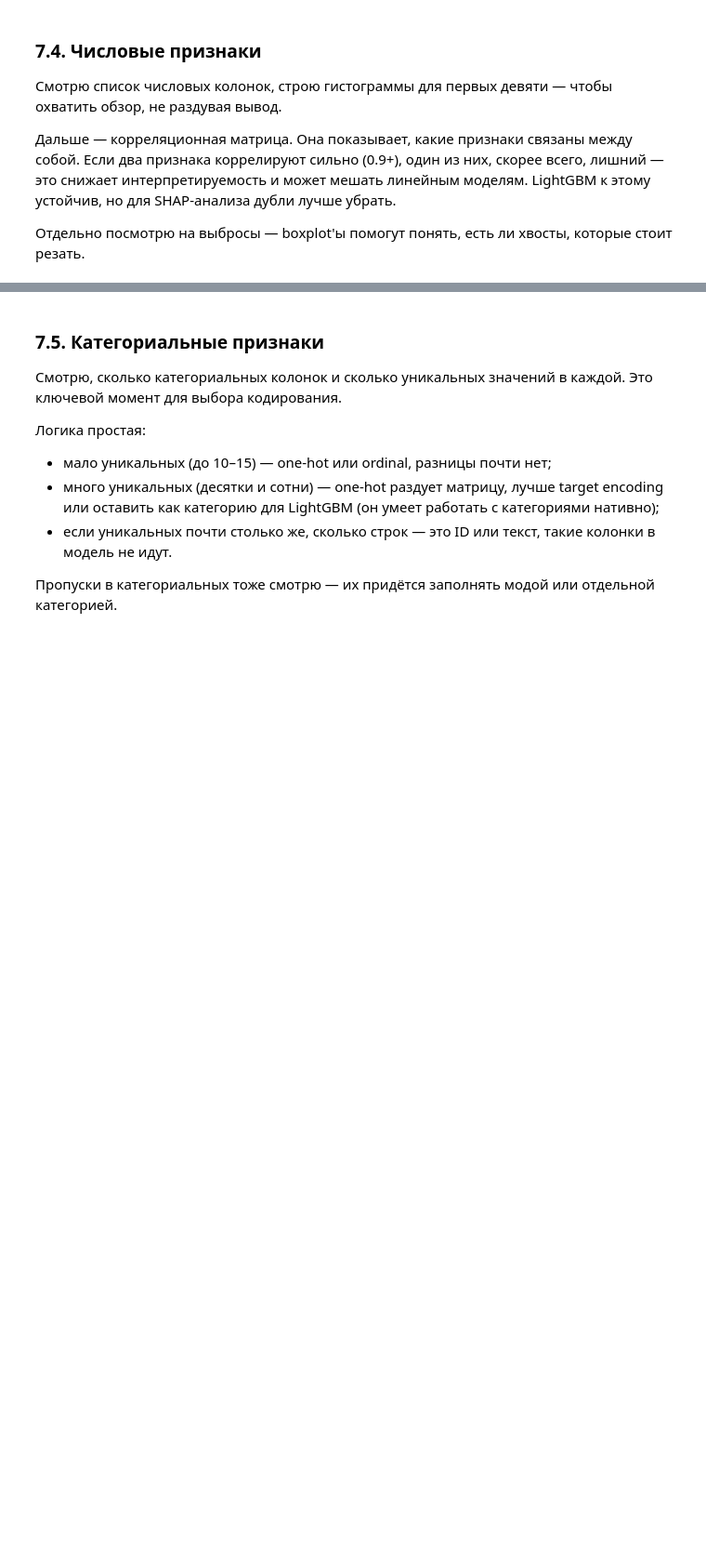
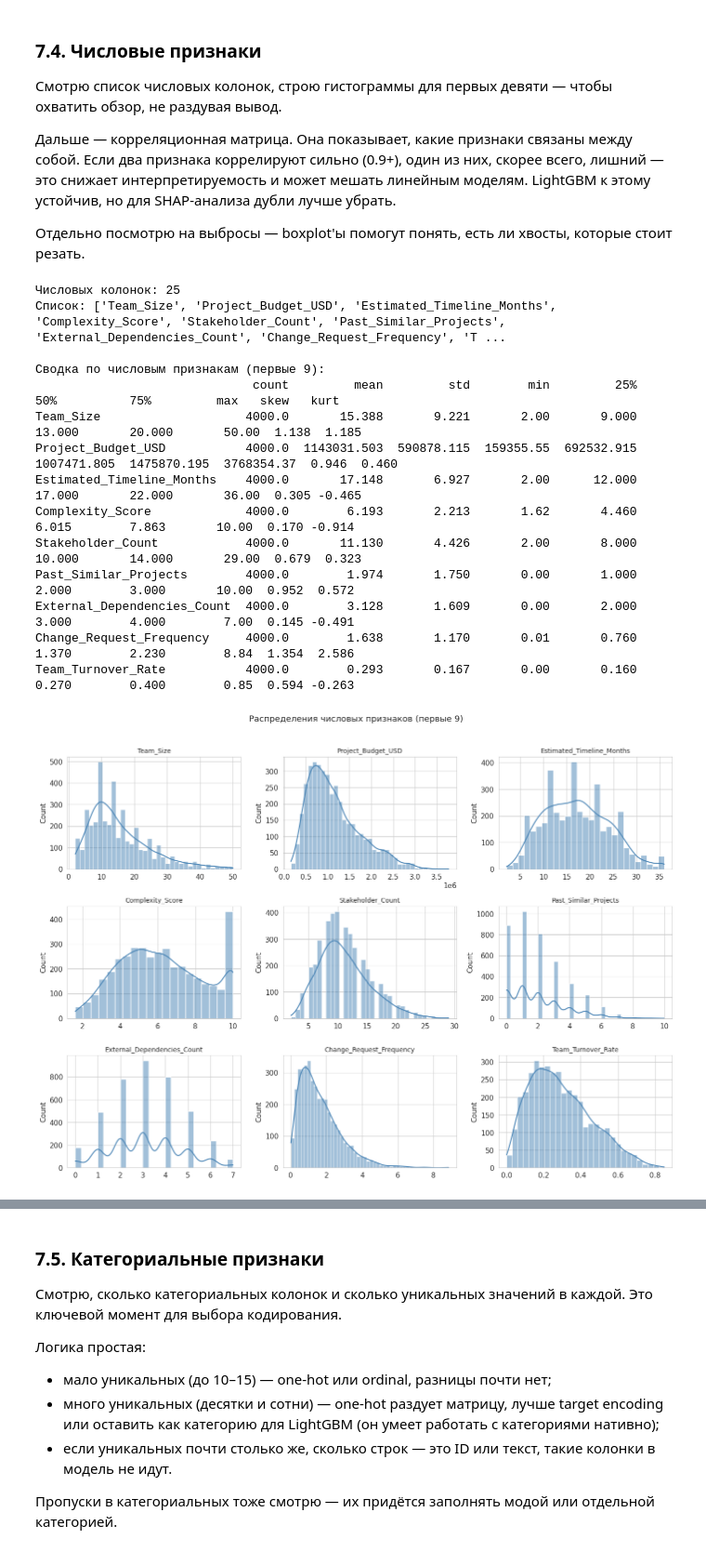
Before and after one commit to Marfall/IT-PROJECT-RISK, a Jupyter notebook: IT_Project_Risk.ipynb, the cells around one changed output, grey strips where cells are left out. Shown at 93% size. Drawn from its saved outputs; the diff is of its cells as text; code cells hidden in the pictures; blank space fills up the shorter version.

```diff
--- a/IT_Project_Risk.ipynb
+++ b/IT_Project_Risk.ipynb
@@ -357,43 +424,86 @@ if dup_count > 0:
 # %%
 # 7.4: EDA — числовые признаки
 num_cols = df.select_dtypes(include=np.number).columns.tolist()
 print(f"Числовых колонок: {len(num_cols)}")
 print(f"Список: {num_cols}")
 
+n_show = min(9, len(num_cols))
+show_cols = num_cols[:n_show]
+
+# Числовая сводка по первым 9 признакам — чтобы читать графики не только глазами
+stats_df = df[show_cols].describe().T
+stats_df["skew"] = df[show_cols].skew()
+stats_df["kurt"] = df[show_cols].kurt()
+stats_df = stats_df[["count", "mean", "std", "min", "25%", "50%", "75%", "max", "skew", "kurt"]].round(3)
+print("\nСводка по числовым признакам (первые 9):")
+print(stats_df.to_string())
+
 # Гистограммы — первые 9 признаков
-n_show = min(9, len(num_cols))
 fig, axes = plt.subplots(3, 3, figsize=(14, 10))
-for ax, col in zip(axes.flatten(), num_cols[:n_show]):
+for ax, col in zip(axes.flatten(), show_cols):
     sns.histplot(df[col].dropna(), kde=True, ax=ax, color="steelblue")
     ax.set_title(col, fontsize=10)
     ax.set_xlabel("")
 for ax in axes.flatten()[n_show:]:
     ax.axis("off")
 plt.suptitle("Распределения числовых признаков (первые 9)", y=1.02)
 plt.tight_layout()
 plt.show()
 plt.close("all")
 
-# Корреляционная матрица — если числовых колонок больше одной
-if len(num_cols) > 1:
-    plt.figure(figsize=(12, 10))
-    corr = df[num_cols].corr()
-    sns.heatmap(corr, cmap="coolwarm", center=0, annot=False,
-                square=True, cbar_kws={"shrink": 0.8})
-    plt.title("Корреляционная матрица числовых признаков")
-    plt.tight_layout()
-    plt.show()
-    plt.close("all")
-
-# Boxplot'ы — первые 9 признаков, оценка выбросов
+# Boxplot'ы — те же признаки, оценка выбросов
 fig, axes = plt.subplots(3, 3, figsize=(14, 10))
-for ax, col in zip(axes.flatten(), num_cols[:n_show]):
+for ax, col in zip(axes.flatten(), show_cols):
     sns.boxplot(x=df[col].dropna(), ax=ax, color="lightcoral")
     ax.set_title(col, fontsize=10)
     ax.set_xlabel("")
 for ax in axes.flatten()[n_show:]:
     ax.axis("off")
 plt.suptitle("Boxplot'ы числовых признаков (первые 9)", y=1.02)
 plt.tight_layout()
 plt.show()
 plt.close("all")
+
+# Корреляционная матрица + таблица сильных пар
+if len(num_cols) > 1:
+    corr = df[num_cols].corr()
+
+    plt.figure(figsize=(12, 10))
+    sns.heatmap(corr, cmap="coolwarm", center=0, annot=False,
+                square=True, cbar_kws={"shrink": 0.8})
+    plt.title("Корреляционная матрица числовых признаков")
+    plt.tight_layout()
+    plt.show()
+    plt.close("all")
+
+    # Числовая сводка: пары признаков с корреляцией выше 0.7
+    corr_pairs = (
+        corr.where(np.triu(np.ones(corr.shape), k=1).astype(bool))
+            .stack()
+            .reset_index()
+    )
+    corr_pairs.columns = ["Признак 1", "Признак 2", "Корреляция"]
+    corr_pairs["|r|"] = corr_pairs["Корреляция"].abs()
+    strong_pairs = corr_pairs[corr_pairs["|r|"] > 0.7].sort_values("|r|", ascending=False)
+
+    print("\nПары признаков с |r| > 0.7:")
+    if len(strong_pairs) > 0:
+        print(strong_pairs[["Признак 1", "Признак 2", "Корреляция"]].round(3).to_string(index=False))
+    else:
+        print("Сильных корреляций (> 0.7) не найдено.")
+# %% [output]
+Числовых колонок: 25
+Список: ['Team_Size', 'Project_Budget_USD', 'Estimated_Timeline_Months', 'Complexity_Score', 'Stakeholder_Count', 'Past_Similar_Projects', 'External_Dependencies_Count', 'Change_Request_Frequency', 'T ...
+
+Сводка по числовым признакам (первые 9):
+                              count         mean         std        min         25%          50%          75%         max   skew   kurt
+Team_Size                    4000.0       15.388       9.221       2.00       9.000       13.000       20.000       50.00  1.138  1.185
+Project_Budget_USD           4000.0  1143031.503  590878.115  159355.55  692532.915  1007471.805  1475870.195  3768354.37  0.946  0.460
+Estimated_Timeline_Months    4000.0       17.148       6.927       2.00      12.000       17.000       22.000       36.00  0.305 -0.465
+Complexity_Score             4000.0        6.193       2.213       1.62       4.460        6.015        7.863       10.00  0.170 -0.914
+Stakeholder_Count            4000.0       11.130       4.426       2.00       8.000       10.000       14.000       29.00  0.679  0.323
+Past_Similar_Projects        4000.0        1.974       1.750       0.00       1.000        2.000        3.000       10.00  0.952  0.572
+External_Dependencies_Count  4000.0        3.128       1.609       0.00       2.000        3.000        4.000        7.00  0.145 -0.491
+Change_Request_Frequency     4000.0        1.638       1.170       0.01       0.760        1.370        2.230        8.84  1.354  2.586
+Team_Turnover_Rate           4000.0        0.293       0.167       0.00       0.160        0.270        0.400        0.85  0.594 -0.263
+[figure, added]
```
Also changed, not shown: parts of 11 cells of this notebook.
